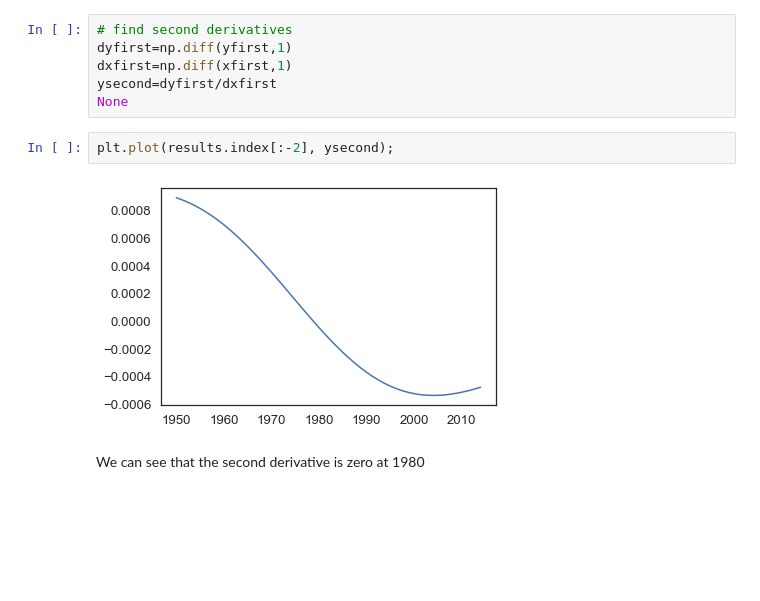
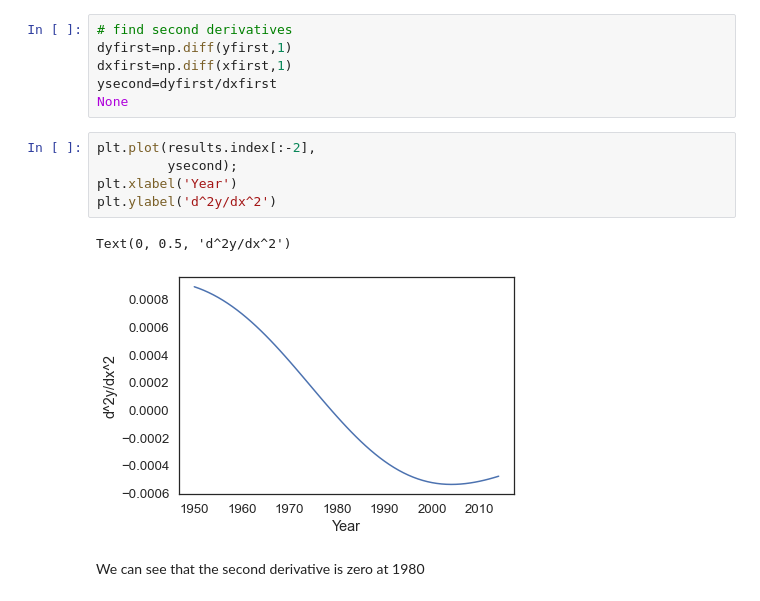
Before and after one commit to jitsen-design/ModSimPy, a Jupyter notebook: notebooks/chap06.ipynb, the cells around one changed output. Drawn from its saved outputs; the diff is of its cells as text; blank space fills up the shorter version.

```diff
--- a/notebooks/chap06.ipynb
+++ b/notebooks/chap06.ipynb
@@ -323,8 +323,12 @@ dxfirst=np.diff(xfirst,1)
 ysecond=dyfirst/dxfirst
 None
 # %%
-plt.plot(results.index[:-2], ysecond);
+plt.plot(results.index[:-2],
+         ysecond);
+plt.xlabel('Year')
+plt.ylabel('d^2y/dx^2')
 # %% [output]
+Text(0, 0.5, 'd^2y/dx^2')
-[figure, old version]
+[figure, new version]
 # %% [markdown]
 We can see that the second derivative is zero at 1980
```
Also changed, not shown: 2 other files.
